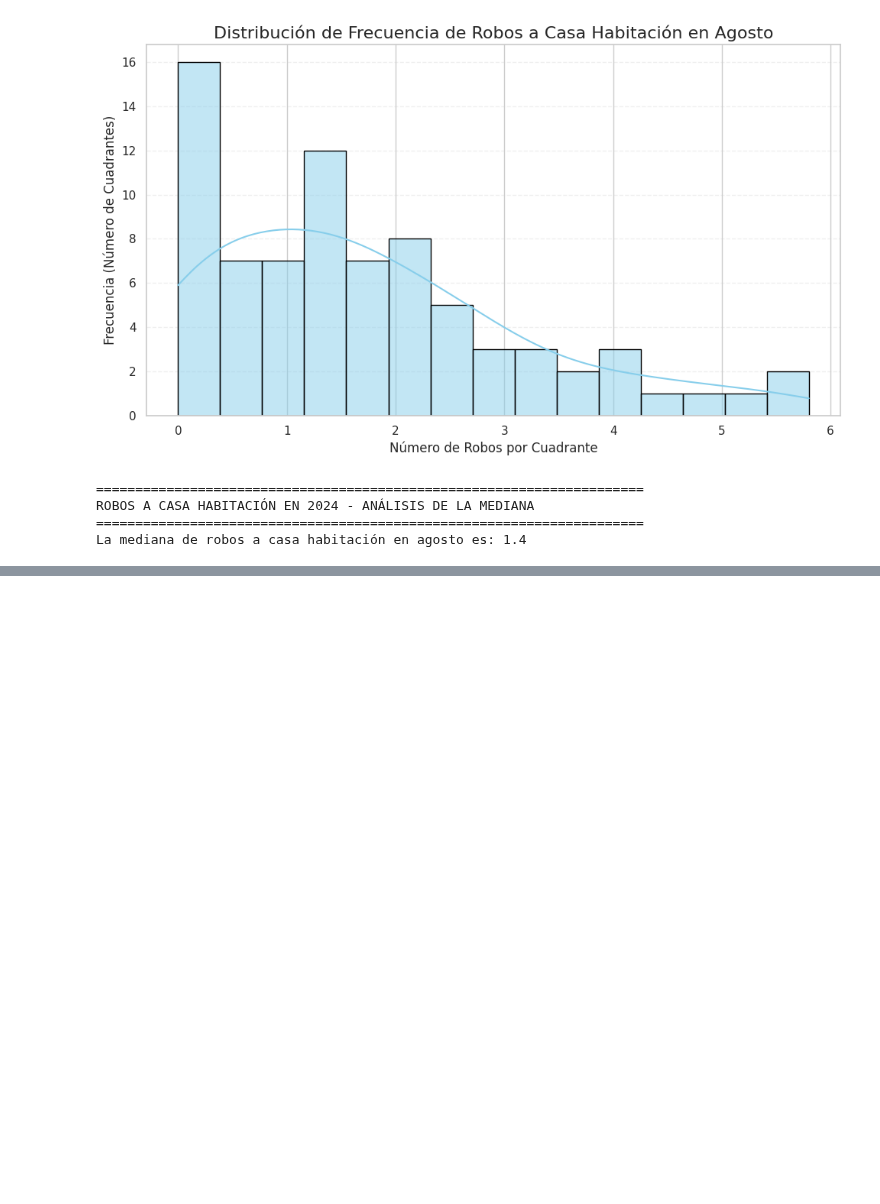
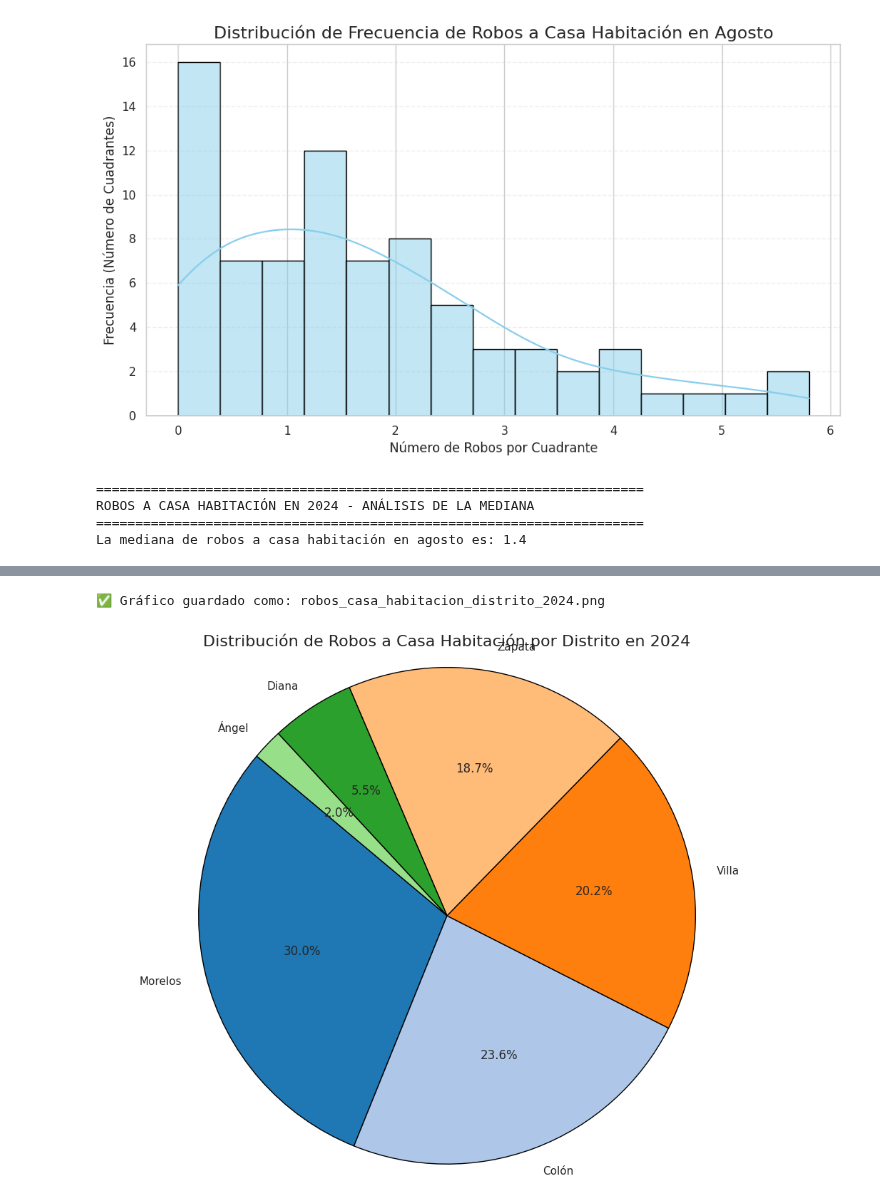
Before and after one commit to CLA-TI3001C-AD2025-G100/A01563230-EDA, a Jupyter notebook: FICOSEC.ipynb, the cells around one changed output, grey strips where cells are left out. Saved outputs shown, nothing was run; the diff lists cells and outputs as text; code cells hidden in the pictures; blank space fills up the shorter version.

```diff
--- a/FICOSEC.ipynb
+++ b/FICOSEC.ipynb
@@ -1392,0 +1330,25 @@ Ocurrió un error durante el procesamiento de datos: '--#007ACC' is not a valid
+# %%
+# Crear un gráfico de pie con la distribución de robos por distrito en 2024
+import pandas as pd
+import matplotlib.pyplot as plt
+# Cargar datos
+df = pd.read_excel('IPH_robos_2015_2025_tecmty.xlsx')
+# Filtrar datos para robos a casa habitación en 2024
+df_2024 = df[(df['AÑO'] == 2024) & (df['TIPO'] == 'ROBO A CASA HABITACION')]
+# Contar robos por distrito
+robos_por_distrito = df_2024['DISTRITO'].value_counts().reset_index()
+robos_por_distrito.columns = ['DISTRITO', 'TOTAL_ROBOS']
+# Crear gráfico de pie
+plt.figure(figsize=(10, 8))
+colors = plt.get_cmap('tab20').colors
+plt.pie(robos_por_distrito['TOTAL_ROBOS'], labels=robos_por_distrito['DISTRITO'],
+        autopct='%1.1f%%', startangle=140, colors=colors, wedgeprops={'edgecolor': 'black'})
+plt.title('Distribución de Robos a Casa Habitación por Distrito en 2024', fontsize=16)
+plt.axis('equal')  # Igualar aspecto para que el pie sea un círculo
+plt.tight_layout()
+plt.savefig('robos_casa_habitacion_distrito_2024.png', dpi=300, bbox_inches='tight')
+print("\n✅ Gráfico guardado como: robos_casa_habitacion_distrito_2024.png")
+plt.show()
+# %% [output]
+✅ Gráfico guardado como: robos_casa_habitacion_distrito_2024.png
+[figure, added]
```
Also changed, not shown: parts of 9 cells of this notebook, 7 other files.
